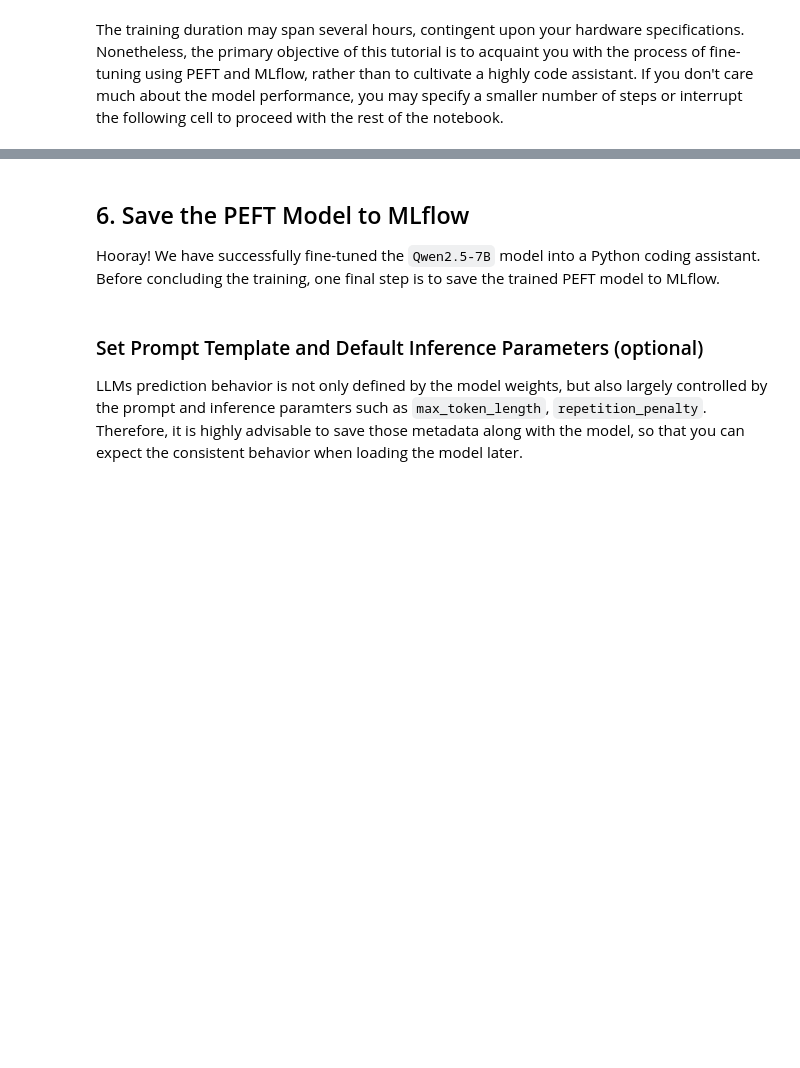
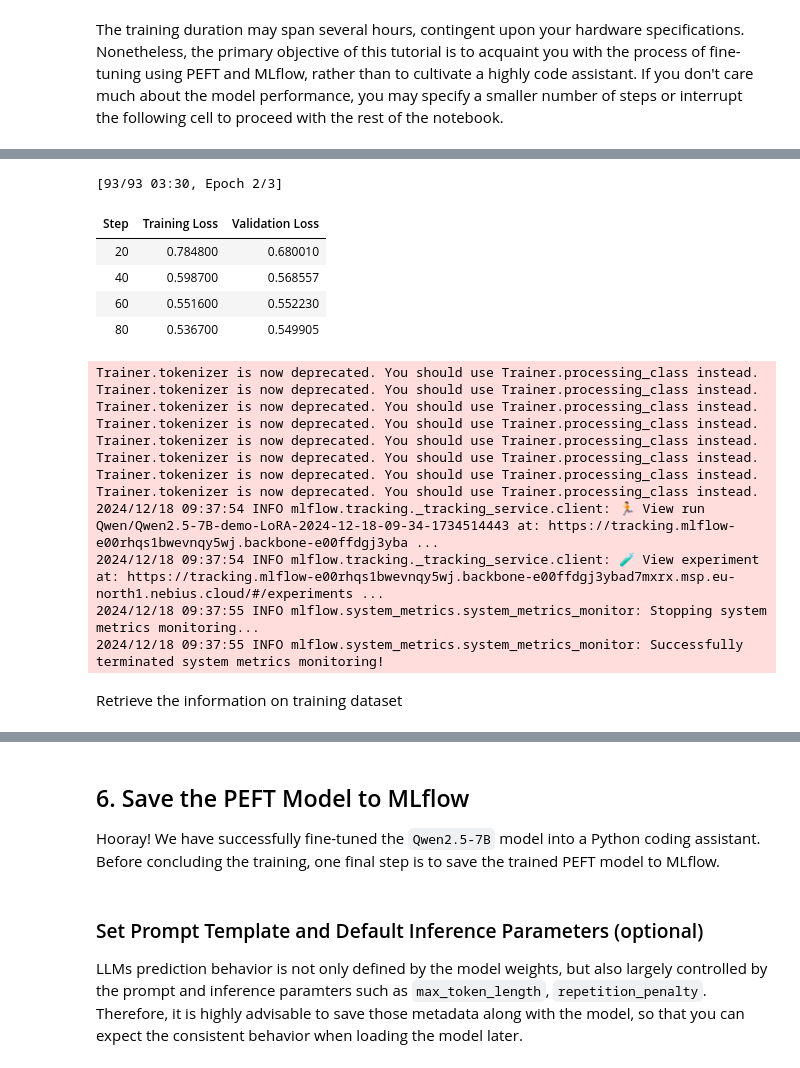
Before and after one commit to cyril-k/llms-with-mlflow, a Jupyter notebook: llm-mlflow-peft.ipynb, the cells around one changed output, grey strips where cells are left out. Cells and saved outputs as stored; diff of their text form; code cells hidden in the pictures; blank space fills up the shorter version.

```diff
--- a/llm-mlflow-peft.ipynb
+++ b/llm-mlflow-peft.ipynb
@@ -331,0 +309,26 @@ TrainOutput(global_step=93, training_loss=0.6225286171000491, metrics={'train_ru
+# %%
+try:
+    trainer.train()
+finally:
+    mlflow.end_run()
+# %% [output]
+[93/93 03:30, Epoch 2/3]
+| Step | Training Loss | Validation Loss |
+| 20 | 0.784800 | 0.680010 |
+| 40 | 0.598700 | 0.568557 |
+| 60 | 0.551600 | 0.552230 |
+| 80 | 0.536700 | 0.549905 |
+Trainer.tokenizer is now deprecated. You should use Trainer.processing_class instead.
+Trainer.tokenizer is now deprecated. You should use Trainer.processing_class instead.
+Trainer.tokenizer is now deprecated. You should use Trainer.processing_class instead.
+Trainer.tokenizer is now deprecated. You should use Trainer.processing_class instead.
+Trainer.tokenizer is now deprecated. You should use Trainer.processing_class instead.
+Trainer.tokenizer is now deprecated. You should use Trainer.processing_class instead.
+Trainer.tokenizer is now deprecated. You should use Trainer.processing_class instead.
+Trainer.tokenizer is now deprecated. You should use Trainer.processing_class instead.
+2024/12/18 09:37:54 INFO mlflow.tracking._tracking_service.client: 🏃 View run Qwen/Qwen2.5-7B-demo-LoRA-2024-12-18-09-34-1734514443 at: https://tracking.mlflow-e00rhqs1bwevnqy5wj.backbone-e00ffdgj3yba ...
+2024/12/18 09:37:54 INFO mlflow.tracking._tracking_service.client: 🧪 View experiment at: https://tracking.mlflow-e00rhqs1bwevnqy5wj.backbone-e00ffdgj3ybad7mxrx.msp.eu-north1.nebius.cloud/#/experiments ...
+2024/12/18 09:37:55 INFO mlflow.system_metrics.system_metrics_monitor: Stopping system metrics monitoring...
+2024/12/18 09:37:55 INFO mlflow.system_metrics.system_metrics_monitor: Successfully terminated system metrics monitoring!
+# %% [markdown]
+Retrieve the information on training dataset
```
Also changed, not shown: parts of 11 cells of this notebook.
